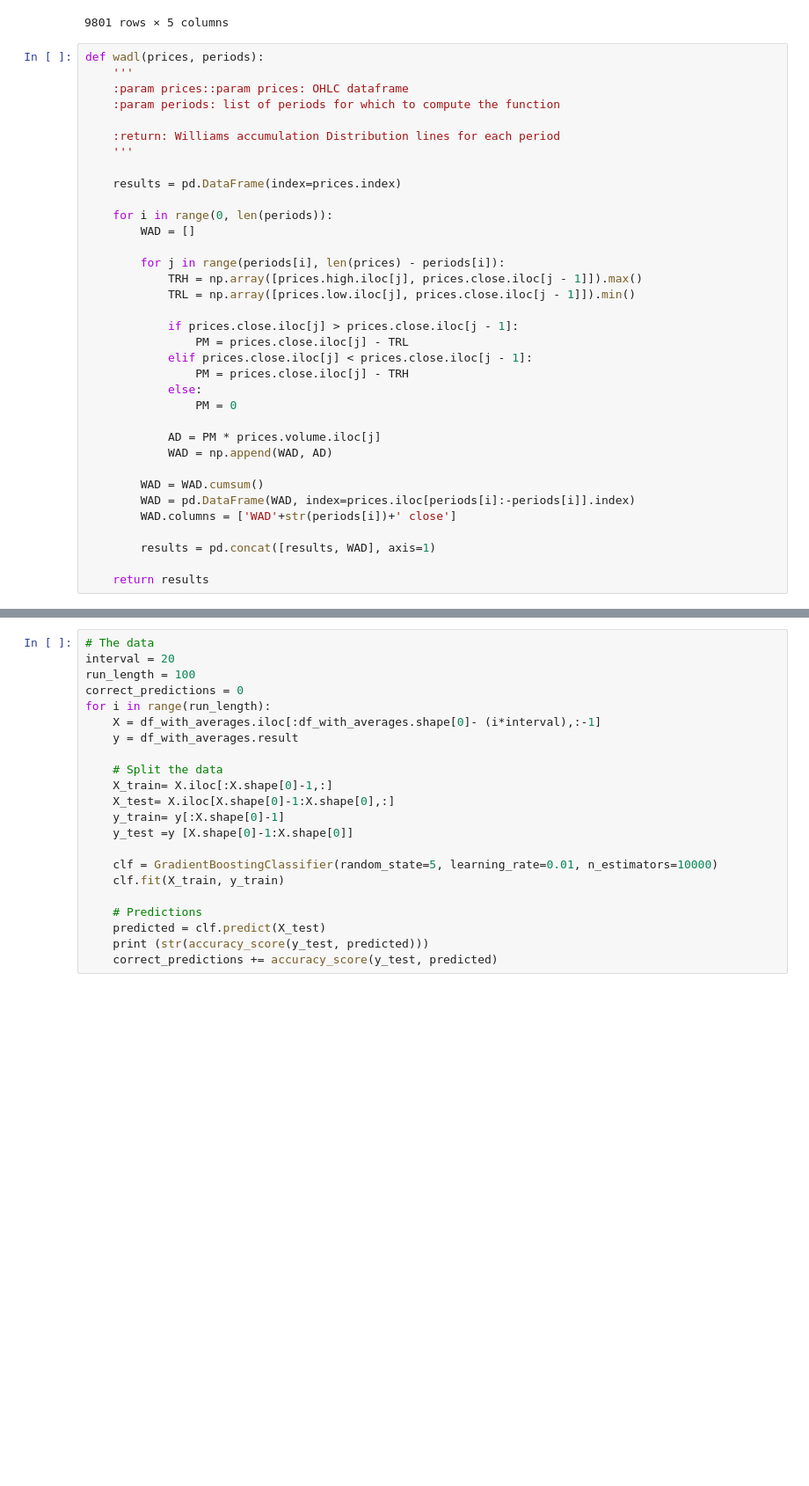
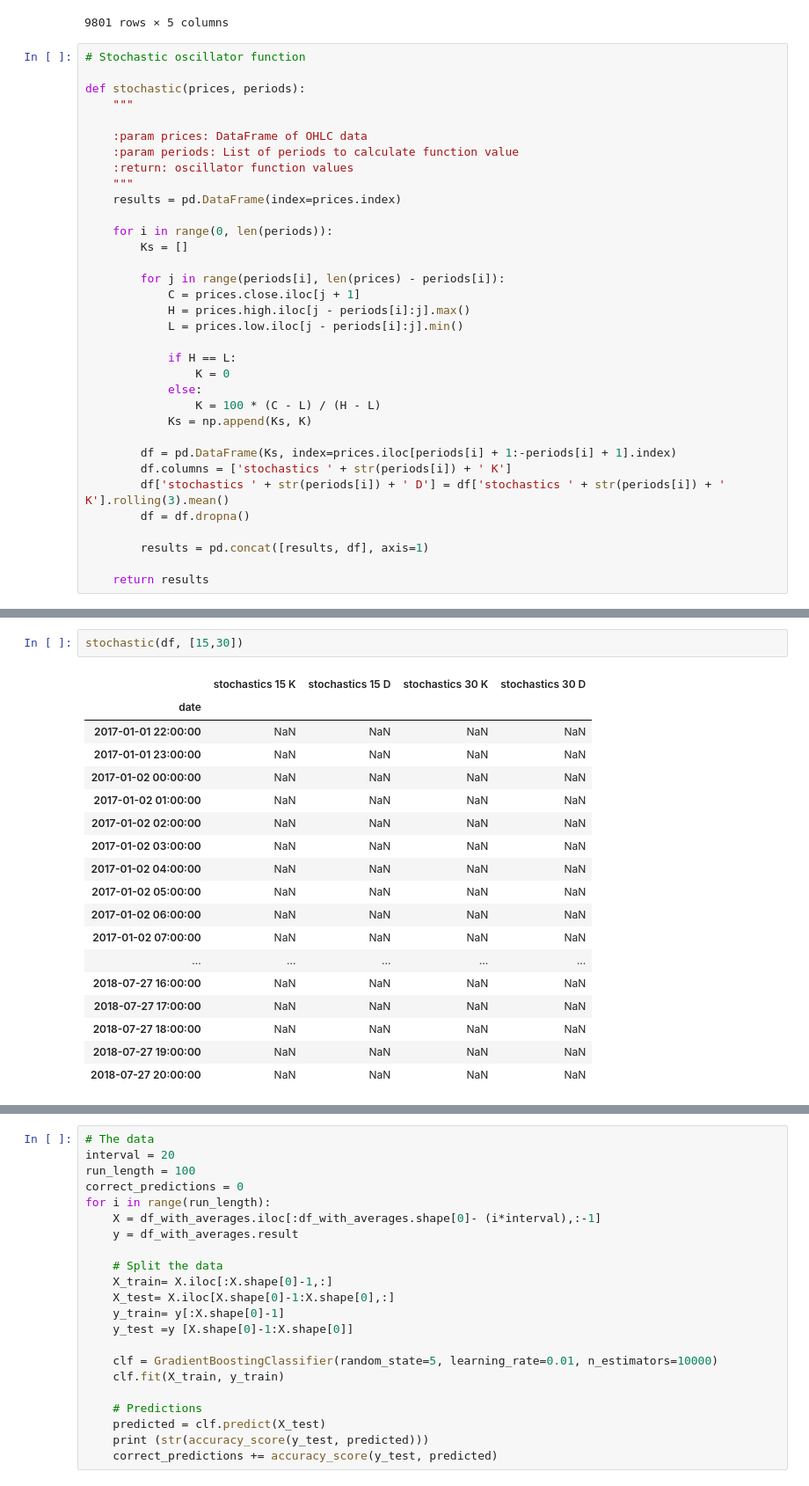
Before and after one commit to sami2310/Forex-ML, a Jupyter notebook: Forex_prediction.ipynb, the cells around one changed output, grey strips where cells are left out. Shown: that part at 88% size. Cells and saved outputs as stored; diff of their text form; blank space fills up the shorter version.

Commit message:
Stochastics

```diff
--- a/Forex_prediction.ipynb
+++ b/Forex_prediction.ipynb
@@ -51,37 +51,36 @@ df
 | 2018-07-27 20:00:00 | 1.16594 | 1.16614 | 1.16566 | 1.16585 | 3992.9700 |
 9801 rows × 5 columns
 # %%
-def wadl(prices, periods):
-    '''
-    :param prices::param prices: OHLC dataframe
-    :param periods: list of periods for which to compute the function
+# Stochastic oscillator function
 
-    :return: Williams accumulation Distribution lines for each period
-    '''
+def stochastic(prices, periods):
+    """
 
+    :param prices: DataFrame of OHLC data
+    :param periods: List of periods to calculate function value
+    :return: oscillator function values
+    """
     results = pd.DataFrame(index=prices.index)
 
     for i in range(0, len(periods)):
-        WAD = []
+        Ks = []
 
         for j in range(periods[i], len(prices) - periods[i]):
-            TRH = np.array([prices.high.iloc[j], prices.close.iloc[j - 1]]).max()
-            TRL = np.array([prices.low.iloc[j], prices.close.iloc[j - 1]]).min()
+            C = prices.close.iloc[j + 1]
+            H = prices.high.iloc[j - periods[i]:j].max()
+            L = prices.low.iloc[j - periods[i]:j].min()
 
-            if prices.close.iloc[j] > prices.close.iloc[j - 1]:
-                PM = prices.close.iloc[j] - TRL
-            elif prices.close.iloc[j] < prices.close.iloc[j - 1]:
-                PM = prices.close.iloc[j] - TRH
+            if H == L:
+                K = 0
             else:
-                PM = 0
+                K = 100 * (C - L) / (H - L)
+            Ks = np.append(Ks, K)
 
-            AD = PM * prices.volume.iloc[j]
-            WAD = np.append(WAD, AD)
+        df = pd.DataFrame(Ks, index=prices.iloc[periods[i] + 1:-periods[i] + 1].index)
+        df.columns = ['stochastics ' + str(periods[i]) + ' K']
+        df['stochastics ' + str(periods[i]) + ' D'] = df['stochastics ' + str(periods[i]) + ' K'].rolling(3).mean()
+        df = df.dropna()
 
-        WAD = WAD.cumsum()
-        WAD = pd.DataFrame(WAD, index=prices.iloc[periods[i]:-periods[i]].index)
-        WAD.columns = ['WAD'+str(periods[i])+' close']
-
-        results = pd.concat([results, WAD], axis=1)
+        results = pd.concat([results, df], axis=1)
 
     return results
@@ -110,0 +87,21 @@ wadl(df, wadlKey)
+# %%
+stochastic(df, [15,30])
+# %% [output]
+|  | stochastics 15 K | stochastics 15 D | stochastics 30 K | stochastics 30 D |
+| date |  |  |  |  |
+| 2017-01-01 22:00:00 | NaN | NaN | NaN | NaN |
+| 2017-01-01 23:00:00 | NaN | NaN | NaN | NaN |
+| 2017-01-02 00:00:00 | NaN | NaN | NaN | NaN |
+| 2017-01-02 01:00:00 | NaN | NaN | NaN | NaN |
+| 2017-01-02 02:00:00 | NaN | NaN | NaN | NaN |
+| 2017-01-02 03:00:00 | NaN | NaN | NaN | NaN |
+| 2017-01-02 04:00:00 | NaN | NaN | NaN | NaN |
+| 2017-01-02 05:00:00 | NaN | NaN | NaN | NaN |
+| 2017-01-02 06:00:00 | NaN | NaN | NaN | NaN |
+| 2017-01-02 07:00:00 | NaN | NaN | NaN | NaN |
+| ... | ... | ... | ... | ... |
+| 2018-07-27 16:00:00 | NaN | NaN | NaN | NaN |
+| 2018-07-27 17:00:00 | NaN | NaN | NaN | NaN |
+| 2018-07-27 18:00:00 | NaN | NaN | NaN | NaN |
+| 2018-07-27 19:00:00 | NaN | NaN | NaN | NaN |
+| 2018-07-27 20:00:00 | NaN | NaN | NaN | NaN |
```
Also changed, not shown: parts of 2 cells of this notebook, 2 other files.
